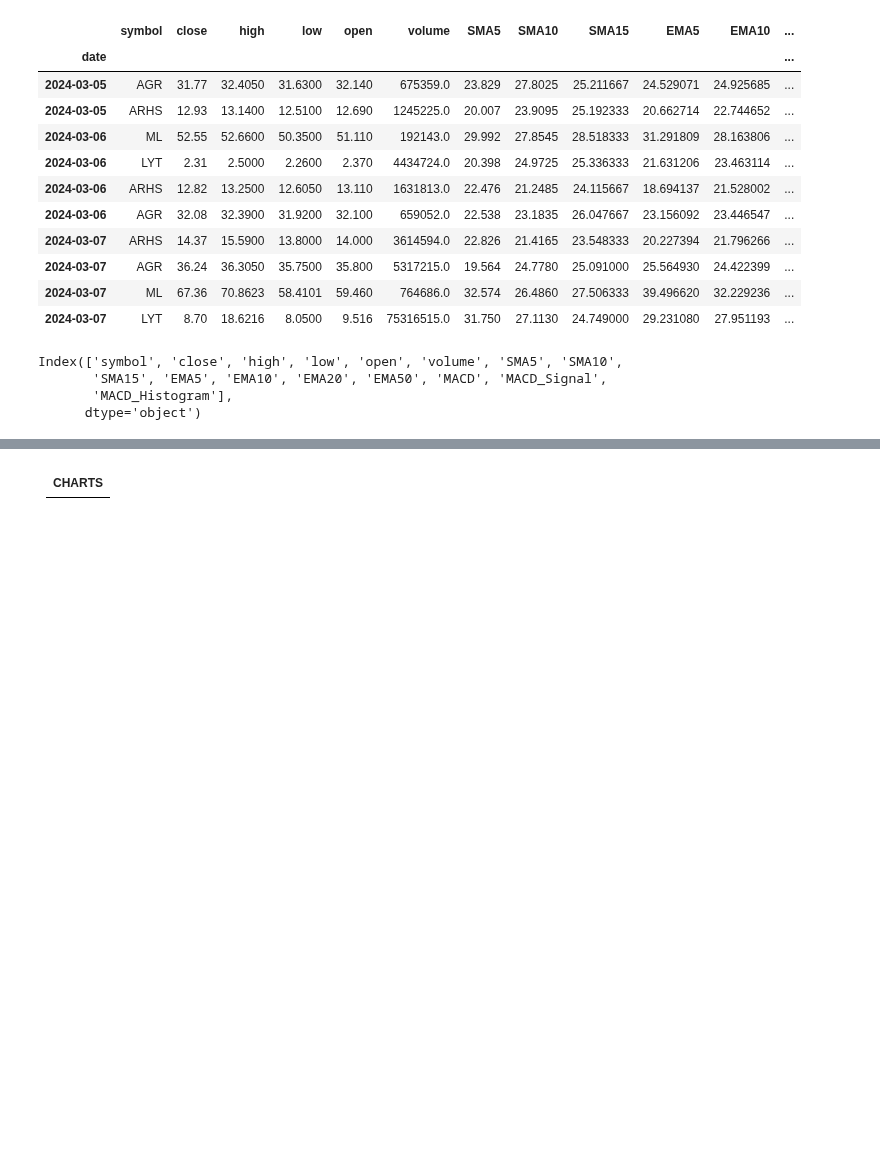
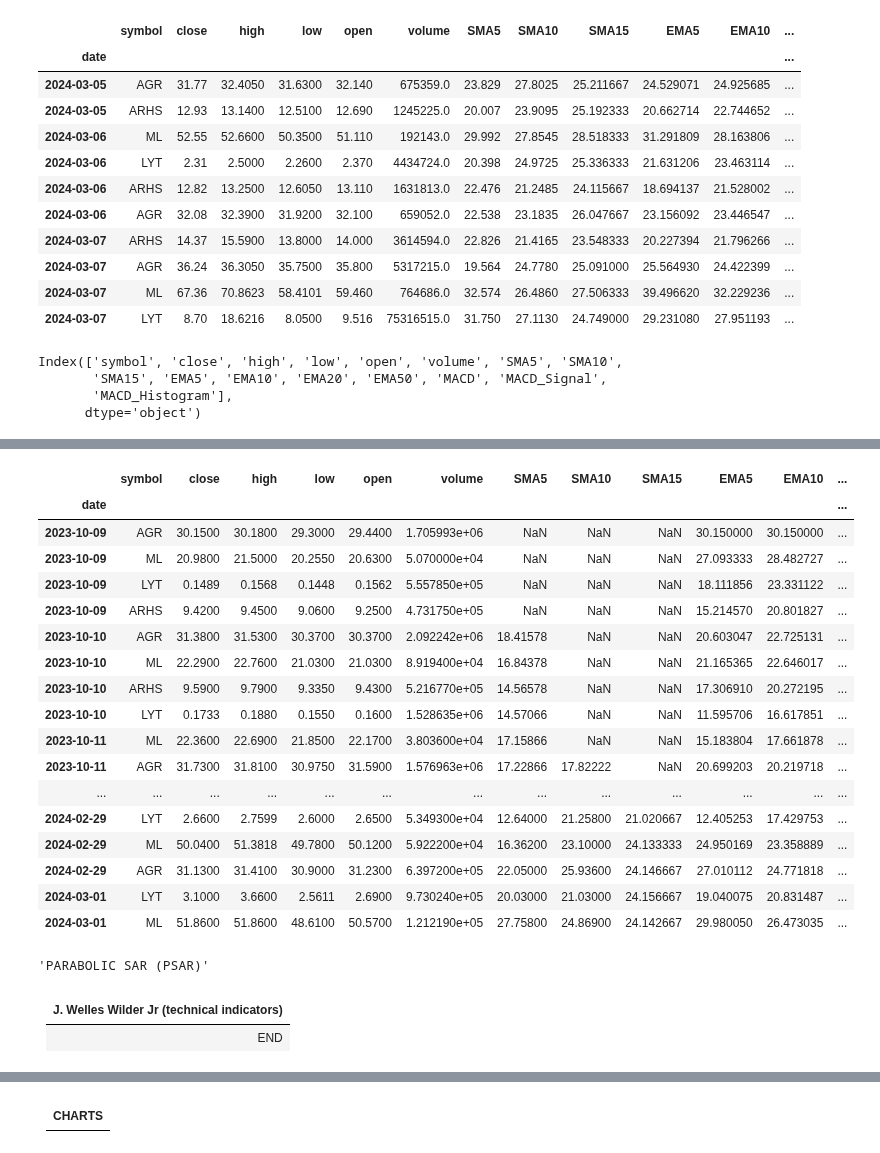
Before and after one commit to sudz4/dark-trader, a Jupyter notebook: gus_DATA.ipynb, the cells around one changed output, grey strips where cells are left out. Saved outputs shown, nothing was run; the diff lists cells and outputs as text; code cells hidden in the pictures; blank space fills up the shorter version.

```diff
--- a/gus_DATA.ipynb
+++ b/gus_DATA.ipynb
@@ -694,0 +698,17 @@ Index(['symbol', 'close', 'high', 'low', 'open', 'volume', 'SMA5', 'SMA10',
+# %%
+"""RELATIVE STRENGTH INDEX (RSI)"""
+def calculate_rsi(dataframe, periods=14):
+    close_delta = dataframe['close'].diff()
+    up = close_delta.clip(lower=0)
+    down = -1 * close_delta.clip(upper=0)
+
+    ma_up = up.rolling(window=periods).mean()
+    ma_down = down.rolling(window=periods).mean()
+
+    rsi = ma_up / (ma_up + ma_down) * 100
+    return rsi
+
+# Adding the RSI to your DataFrame
+chart_historical_df['RSI'] = calculate_rsi(chart_historical_df)
+
+chart_historical_df.tail(10)
@@ -694,0 +732,19 @@ Index(['symbol', 'close', 'high', 'low', 'open', 'volume', 'SMA5', 'SMA10',
+# %%
+"""AVERAGE TRUE RANGE (ATR)"""
+def calculate_atr(dataframe, period=14):
+    high_low = dataframe['high'] - dataframe['low']
+    high_close = (dataframe['high'] - dataframe['close'].shift()).abs()
+    low_close = (dataframe['low'] - dataframe['close'].shift()).abs()
+
+    # Calculate the True Range (TR) as the maximum of the three measures
+    tr = pd.concat([high_low, high_close, low_close], axis=1).max(axis=1)
+
+    # Calculate the ATR by taking the rolling mean of the TR
+    atr = tr.rolling(window=period).mean()
+
+    return atr
+
+# Adding the ATR to your DataFrame
+chart_historical_df['ATR'] = calculate_atr(chart_historical_df)
+
+chart_historical_df.tail(10)
@@ -695,2 +764,31 @@ Index(['symbol', 'close', 'high', 'low', 'open', 'volume', 'SMA5', 'SMA10',
+# %%
+chart_historical_df
+# %% [output]
+|  | symbol | close | high | low | open | volume | SMA5 | SMA10 | SMA15 | EMA5 | EMA10 | ... |
+| date |  |  |  |  |  |  |  |  |  |  |  | ... |
+| 2023-10-09 | AGR | 30.1500 | 30.1800 | 29.3000 | 29.4400 | 1.705993e+06 | NaN | NaN | NaN | 30.150000 | 30.150000 | ... |
+| 2023-10-09 | ML | 20.9800 | 21.5000 | 20.2550 | 20.6300 | 5.070000e+04 | NaN | NaN | NaN | 27.093333 | 28.482727 | ... |
+| 2023-10-09 | LYT | 0.1489 | 0.1568 | 0.1448 | 0.1562 | 5.557850e+05 | NaN | NaN | NaN | 18.111856 | 23.331122 | ... |
+| 2023-10-09 | ARHS | 9.4200 | 9.4500 | 9.0600 | 9.2500 | 4.731750e+05 | NaN | NaN | NaN | 15.214570 | 20.801827 | ... |
+| 2023-10-10 | AGR | 31.3800 | 31.5300 | 30.3700 | 30.3700 | 2.092242e+06 | 18.41578 | NaN | NaN | 20.603047 | 22.725131 | ... |
+| 2023-10-10 | ML | 22.2900 | 22.7600 | 21.0300 | 21.0300 | 8.919400e+04 | 16.84378 | NaN | NaN | 21.165365 | 22.646017 | ... |
+| 2023-10-10 | ARHS | 9.5900 | 9.7900 | 9.3350 | 9.4300 | 5.216770e+05 | 14.56578 | NaN | NaN | 17.306910 | 20.272195 | ... |
+| 2023-10-10 | LYT | 0.1733 | 0.1880 | 0.1550 | 0.1600 | 1.528635e+06 | 14.57066 | NaN | NaN | 11.595706 | 16.617851 | ... |
+| 2023-10-11 | ML | 22.3600 | 22.6900 | 21.8500 | 22.1700 | 3.803600e+04 | 17.15866 | NaN | NaN | 15.183804 | 17.661878 | ... |
+| 2023-10-11 | AGR | 31.7300 | 31.8100 | 30.9750 | 31.5900 | 1.576963e+06 | 17.22866 | 17.82222 | NaN | 20.699203 | 20.219718 | ... |
+| ... | ... | ... | ... | ... | ... | ... | ... | ... | ... | ... | ... | ... |
+| 2024-02-29 | LYT | 2.6600 | 2.7599 | 2.6000 | 2.6500 | 5.349300e+04 | 12.64000 | 21.25800 | 21.020667 | 12.405253 | 17.429753 | ... |
+| 2024-02-29 | ML | 50.0400 | 51.3818 | 49.7800 | 50.1200 | 5.922200e+04 | 16.36200 | 23.10000 | 24.133333 | 24.950169 | 23.358889 | ... |
+| 2024-02-29 | AGR | 31.1300 | 31.4100 | 30.9000 | 31.2300 | 6.397200e+05 | 22.05000 | 25.93600 | 24.146667 | 27.010112 | 24.771818 | ... |
+| 2024-03-01 | LYT | 3.1000 | 3.6600 | 2.5611 | 2.6900 | 9.730240e+05 | 20.03000 | 21.03000 | 24.156667 | 19.040075 | 20.831487 | ... |
+| 2024-03-01 | ML | 51.8600 | 51.8600 | 48.6100 | 50.5700 | 1.212190e+05 | 27.75800 | 24.86900 | 24.142667 | 29.980050 | 26.473035 | ... |
+# %%
+"""PARABOLIC SAR (PSAR)"""
+# %% [output]
+'PARABOLIC SAR (PSAR)'
+# %% [markdown]
+| J. Welles Wilder Jr (technical indicators) |
+|-|
+| END |
 # %%
 """BOLLINGER BANDS"""
```
Also changed, not shown: parts of 14 cells of this notebook, 2 other files.
